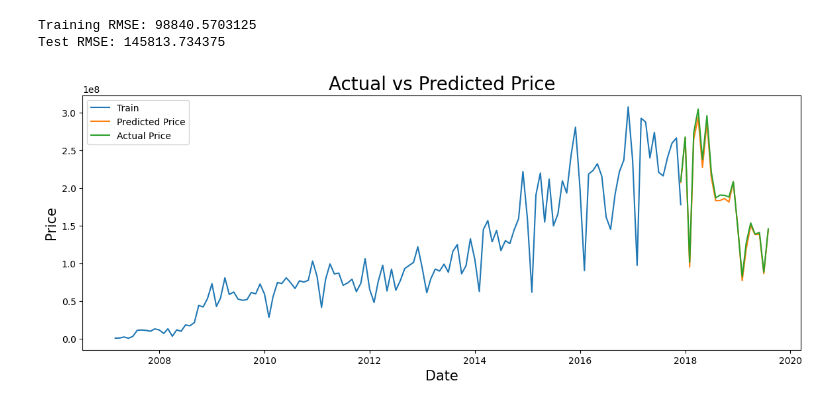
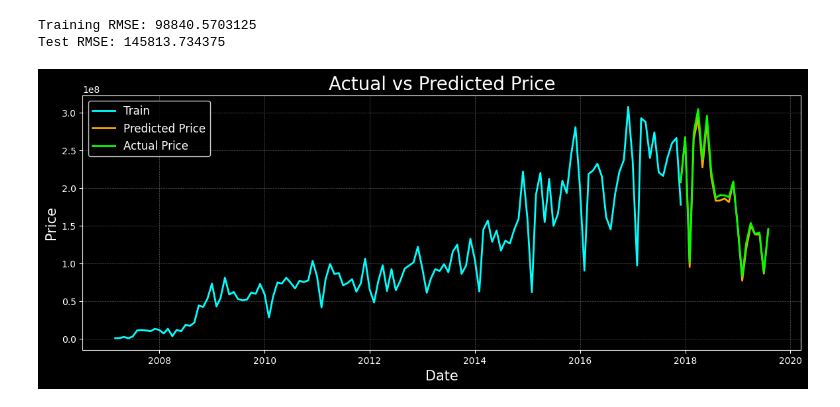
Before and after one commit to Abdelrahman2030/house_sales_time_series, a Jupyter notebook: xgboost_model.ipynb, the cells around one changed output. Drawn from its saved outputs; the diff is of its cells as text; code cells hidden in the pictures.

Commit message:
enhanced the graphs

```diff
--- a/xgboost_model.ipynb
+++ b/xgboost_model.ipynb
@@ -86,38 +86,57 @@ df_original["month"] = pd.to_datetime(df_original["datesold"]).dt.to_period("M")
 df_test = df_original.iloc[len(X_train) :]
 df_test["predicted_price"] = test_predictions
 # %%
+# Apply dark background style
+plt.style.use("dark_background")
+
+# Create the figure
 plt.figure(figsize=(14, 5))
 
+# Plot training data
 plt.plot_date(
     x=df_original.iloc[: len(X_train)].groupby("month")["price"].sum().index,
     y=df_original.iloc[: len(X_train)].groupby("month")["price"].sum(),
     linestyle="-",
     marker=None,
     label="Train",
-    # color=color_pallet[0],
+    color="cyan",
+    linewidth=2,
 )
 
+# Plot predicted prices
 plt.plot_date(
     x=df_test.groupby("month")["predicted_price"].sum().index,
     y=df_test.groupby("month")["predicted_price"].sum(),
     linestyle="-",
     marker=None,
     label="Predicted Price",
-    # color=color_pallet[2],
+    color="orange",
+    linewidth=2,
 )
 
+# Plot actual prices
 plt.plot_date(
     x=df_original.iloc[len(X_train) :].groupby("month")["price"].sum().index,
     y=df_original.iloc[len(X_train) :].groupby("month")["price"].sum(),
     linestyle="-",
     marker=None,
     label="Actual Price",
-    # color=color_pallet[1],
+    color="lime",
+    linewidth=2,
 )
 
-plt.title("Actual vs Predicted Price", size=20)
-plt.xlabel("Date", size=15)
-plt.ylabel("Price", size=15)
-plt.legend();
+# Add title and labels with increased size
+plt.title("Actual vs Predicted Price", size=20, color="white")
+plt.xlabel("Date", size=15, color="white")
+plt.ylabel("Price", size=15, color="white")
+
+# Add legend with better visibility
+plt.legend(fontsize=12, loc="upper left", facecolor="black", edgecolor="white")
+
+# Add grid lines for better readability
+plt.grid(color="gray", linestyle="--", linewidth=0.5, alpha=0.7)
+
+# Show the plot
+plt.show()
 # %% [output]
-[figure, old version]
+[figure, new version]
```
Also changed, not shown: parts of 1 cell of this notebook.
